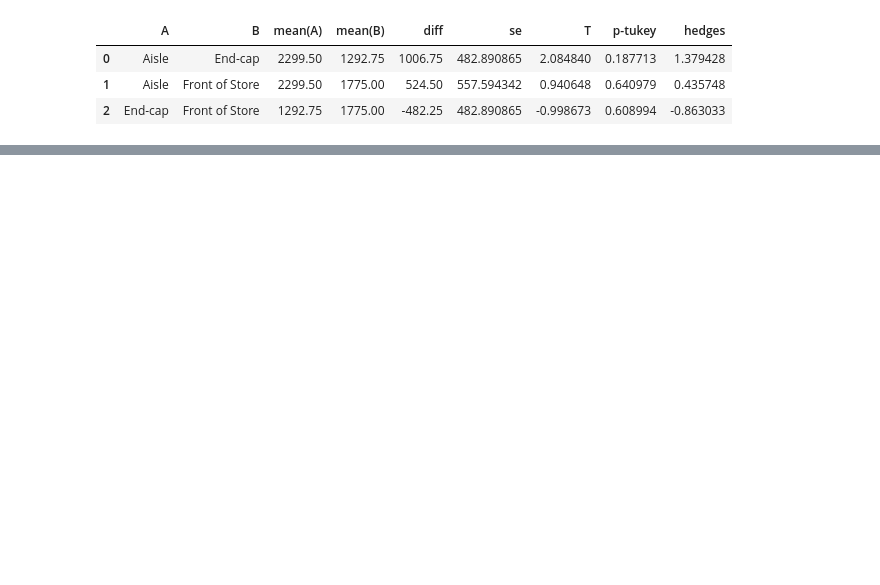
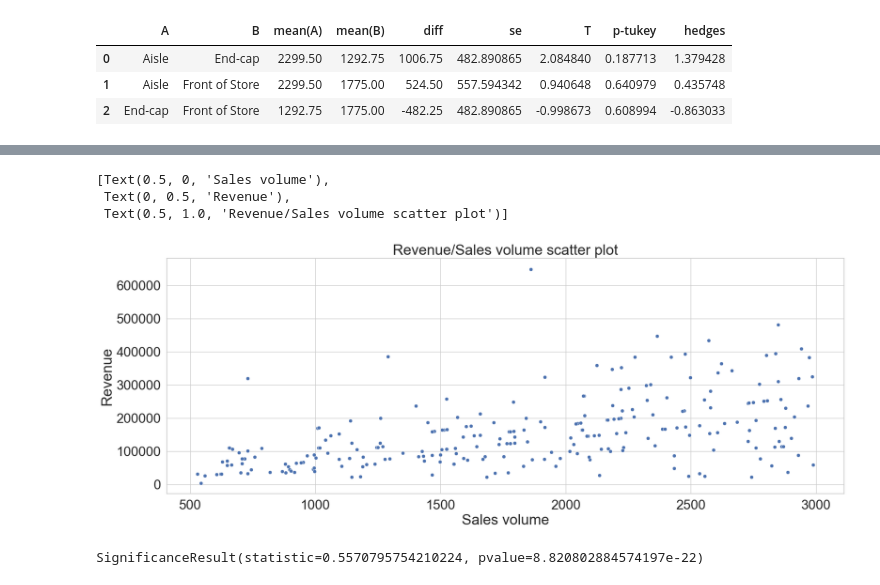
Before and after one commit to Kelebrimbor/Analytics, a Jupyter notebook: Zara_sales/Kaggle_Zara_sales.ipynb, the cells around one changed output, grey strips where cells are left out. Drawn from its saved outputs; the diff is of its cells as text; code cells hidden in the pictures; blank space fills up the shorter version.

```diff
--- a/Zara_sales/Kaggle_Zara_sales.ipynb
+++ b/Zara_sales/Kaggle_Zara_sales.ipynb
@@ -720,0 +783,21 @@ pg.pairwise_tukey(data=sales.query('terms == "jeans"'), dv="sales_volume", betwe
+# %%
+ax7_3 = sns.scatterplot(data=sales, x = 'sales_volume', y='revenue_by_item')
+ax7_3.set(xlabel = 'Sales volume', ylabel = 'Revenue', title = 'Revenue/Sales volume scatter plot')
+
+# Построим теперь диаграмму рассеяния параметров выручки и количества проданных товаров
+# Наблюдается несколько выбросов
+# Предположительно параметры имеют положительную взаимосвязь
+# %% [output]
+[Text(0.5, 0, 'Sales volume'),
+ Text(0, 0.5, 'Revenue'),
+ Text(0.5, 1.0, 'Revenue/Sales volume scatter plot')]
+[figure, added]
+# %%
+stats.spearmanr(sales.sales_volume, sales.revenue_by_item)
+
+# Коэффициент корреляции Спирмена позволяет отклонить гипотезу о том,
+# что корреляции между выручкой и количеством проданного товара нет,
+# что подтверждает выводы из корреляционной матрицы.
+# Сила взаимосвязи при этом составила положительную величину cr = 0.55
+# %% [output]
+SignificanceResult(statistic=0.5570795754210224, pvalue=8.820802884574197e-22)
```
Also changed, not shown: parts of 9 cells of this notebook.
